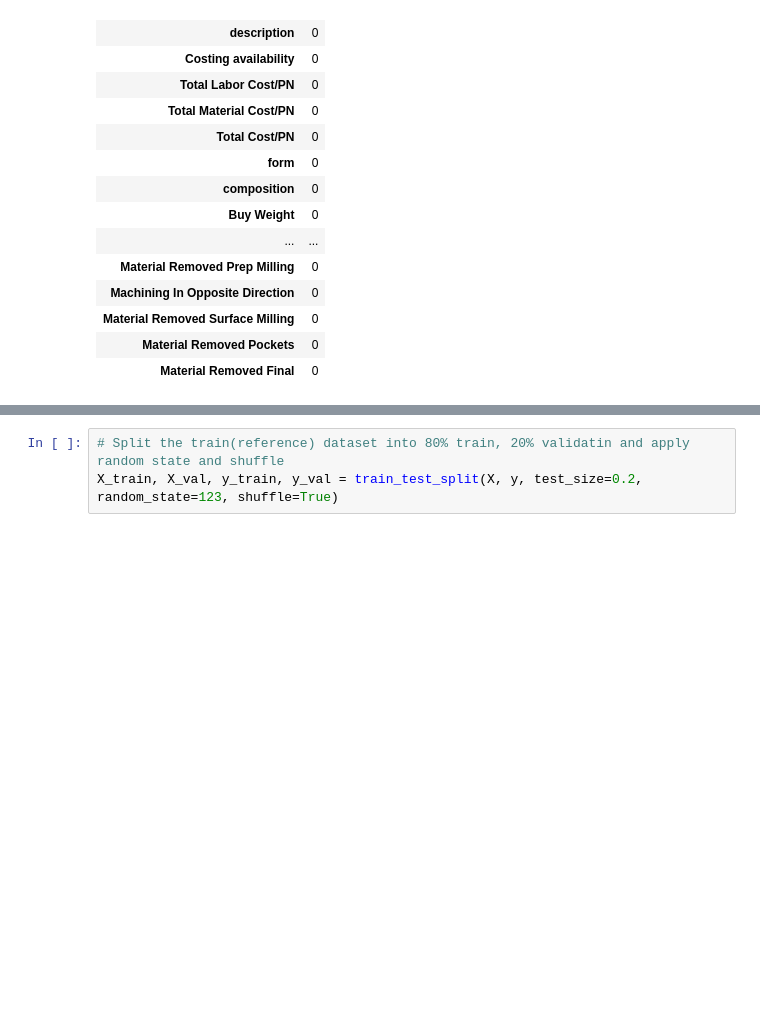
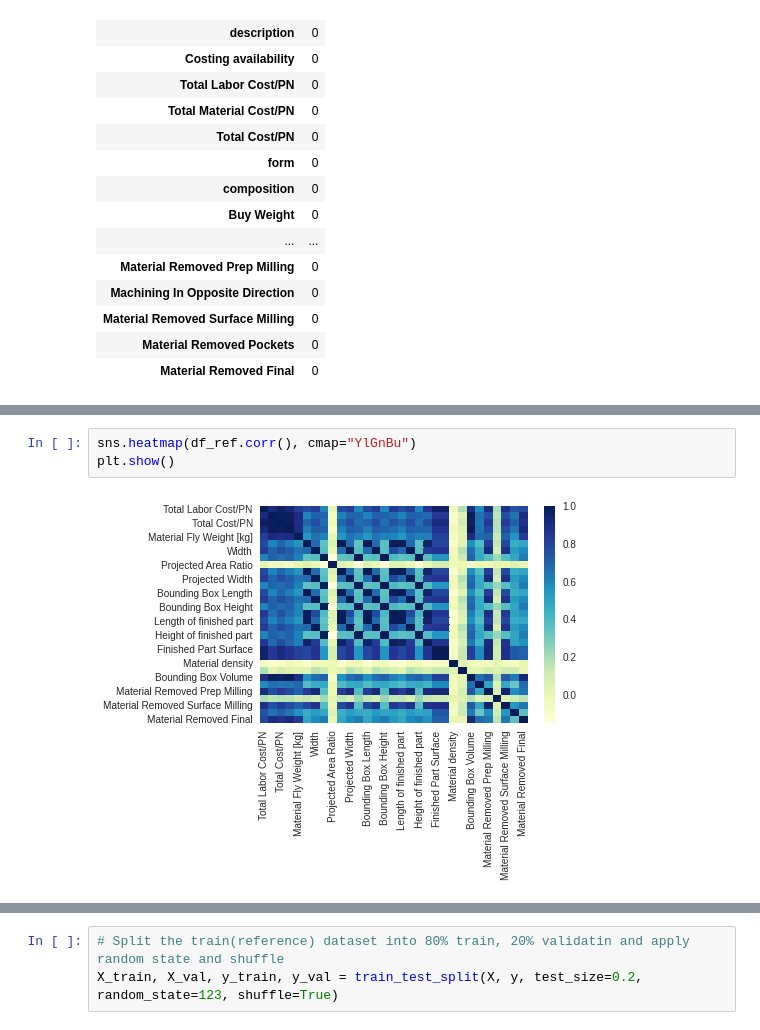
Before and after one commit to sam505/Machine_Learning, a Jupyter notebook: Predictive_Analysis.ipynb, the cells around one changed output, grey strips where cells are left out. Saved outputs shown, nothing was run; the diff lists cells and outputs as text; blank space fills up the shorter version.

```diff
--- a/Predictive_Analysis.ipynb
+++ b/Predictive_Analysis.ipynb
@@ -191,3 +193,8 @@ df_ref.corr()
 | Material Removed Surface Milling | 0.886539 | 0.756416 | 0.828673 | 0.770981 | 0.704356 | 0.780830 | ... |
 | Material Removed Pockets | 0.746245 | 0.650147 | 0.705581 | 0.648029 | 0.550912 | 0.458321 | ... |
 | Material Removed Final | 0.787357 | 0.896898 | 0.870771 | 0.909621 | 0.833751 | 0.484291 | ... |
+# %%
+sns.heatmap(df_ref.corr(), cmap="YlGnBu")
+plt.show()
+# %% [output]
+[figure, added]
```
Also changed, not shown: parts of 17 cells of this notebook.
